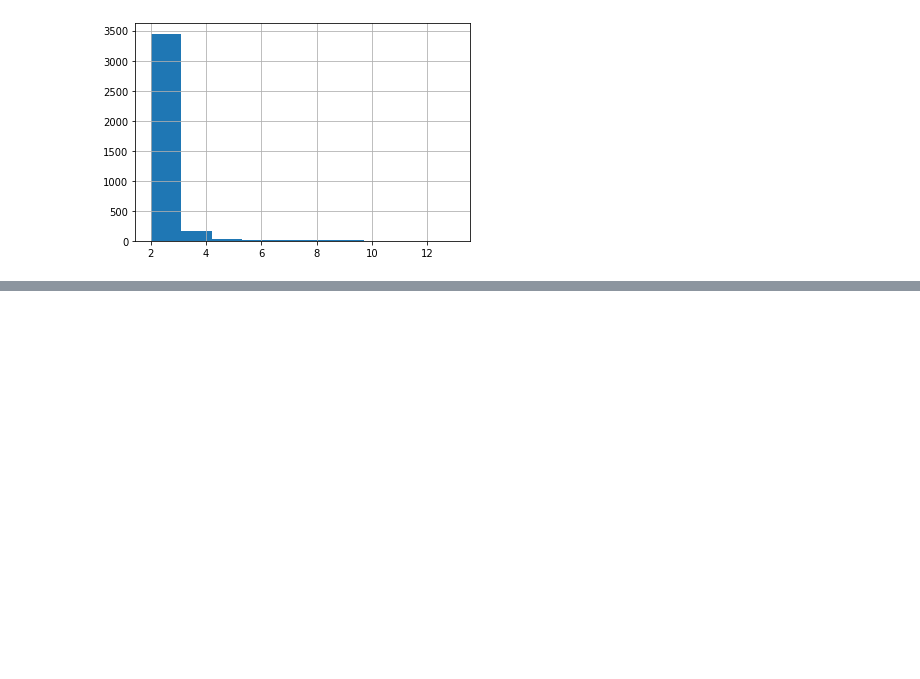
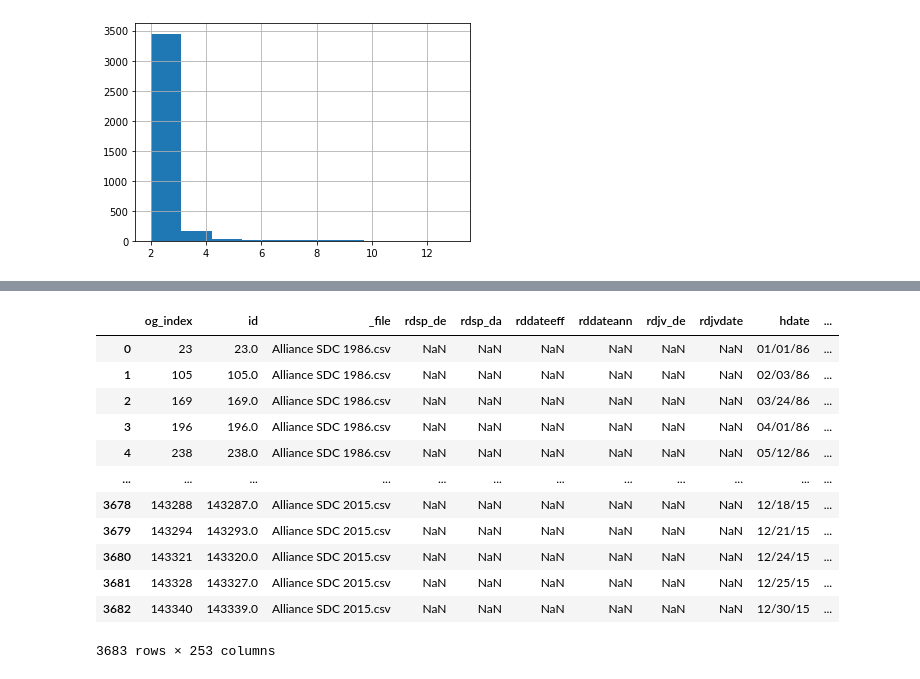
Before and after one commit to bang-a-coder/thesis-analysis, a Jupyter notebook: explore.ipynb, the cells around one changed output, grey strips where cells are left out. Drawn from its saved outputs; the diff is of its cells as text; code cells hidden in the pictures; blank space fills up the shorter version.

```diff
--- a/explore.ipynb
+++ b/explore.ipynb
@@ -35,0 +57,16 @@ Name: nump, dtype: float64
+# %%
+autoDF
+# %% [output]
+|  | og_index | id | _file | rdsp_de | rdsp_da | rddateeff | rddateann | rdjv_de | rdjvdate | hdate | ... |
+| 0 | 23 | 23.0 | Alliance SDC 1986.csv | NaN | NaN | NaN | NaN | NaN | NaN | 01/01/86 | ... |
+| 1 | 105 | 105.0 | Alliance SDC 1986.csv | NaN | NaN | NaN | NaN | NaN | NaN | 02/03/86 | ... |
+| 2 | 169 | 169.0 | Alliance SDC 1986.csv | NaN | NaN | NaN | NaN | NaN | NaN | 03/24/86 | ... |
+| 3 | 196 | 196.0 | Alliance SDC 1986.csv | NaN | NaN | NaN | NaN | NaN | NaN | 04/01/86 | ... |
+| 4 | 238 | 238.0 | Alliance SDC 1986.csv | NaN | NaN | NaN | NaN | NaN | NaN | 05/12/86 | ... |
+| ... | ... | ... | ... | ... | ... | ... | ... | ... | ... | ... | ... |
+| 3678 | 143288 | 143287.0 | Alliance SDC 2015.csv | NaN | NaN | NaN | NaN | NaN | NaN | 12/18/15 | ... |
+| 3679 | 143294 | 143293.0 | Alliance SDC 2015.csv | NaN | NaN | NaN | NaN | NaN | NaN | 12/21/15 | ... |
+| 3680 | 143321 | 143320.0 | Alliance SDC 2015.csv | NaN | NaN | NaN | NaN | NaN | NaN | 12/24/15 | ... |
+| 3681 | 143328 | 143327.0 | Alliance SDC 2015.csv | NaN | NaN | NaN | NaN | NaN | NaN | 12/25/15 | ... |
+| 3682 | 143340 | 143339.0 | Alliance SDC 2015.csv | NaN | NaN | NaN | NaN | NaN | NaN | 12/30/15 | ... |
+3683 rows × 253 columns
```
Also changed, not shown: parts of 4 cells of this notebook.
